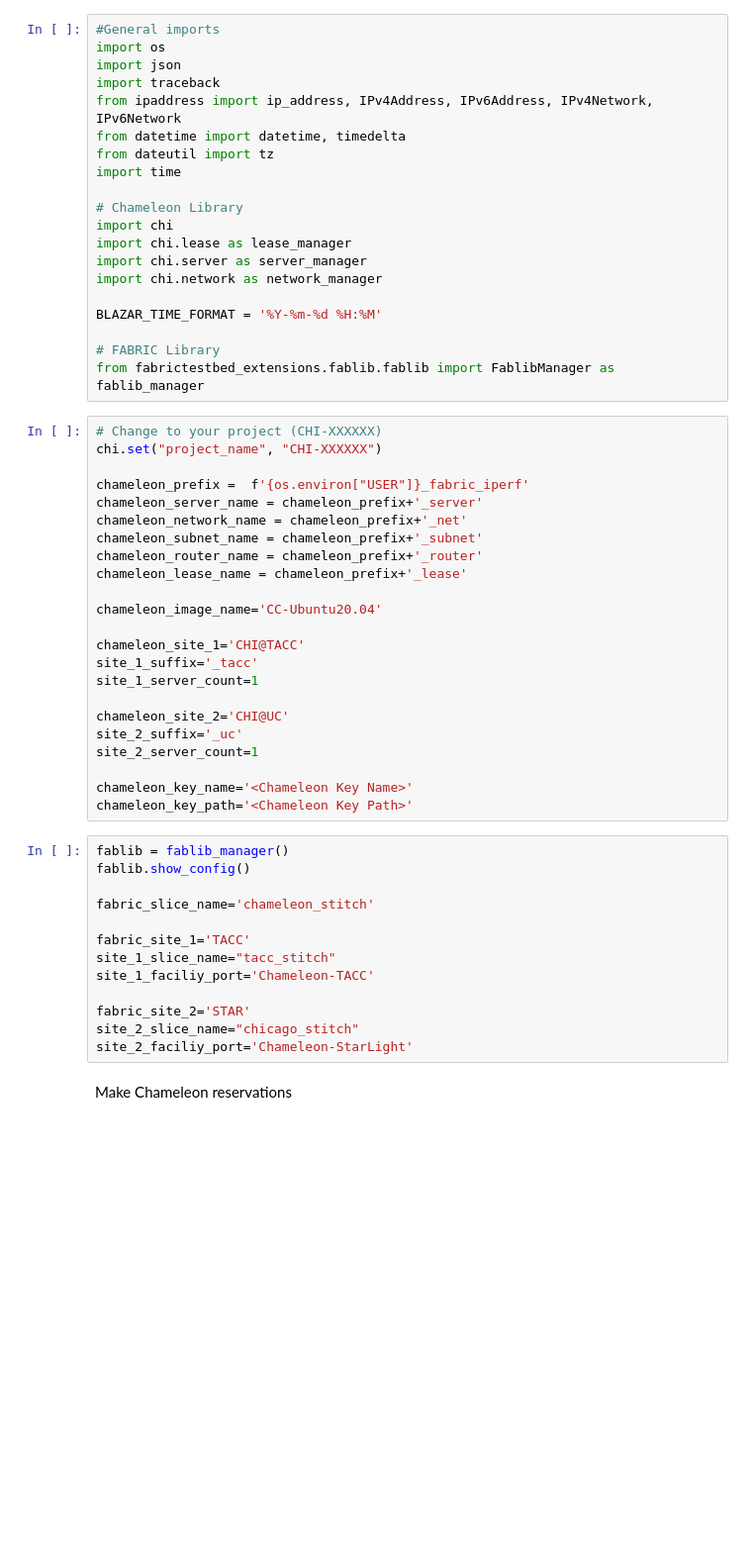
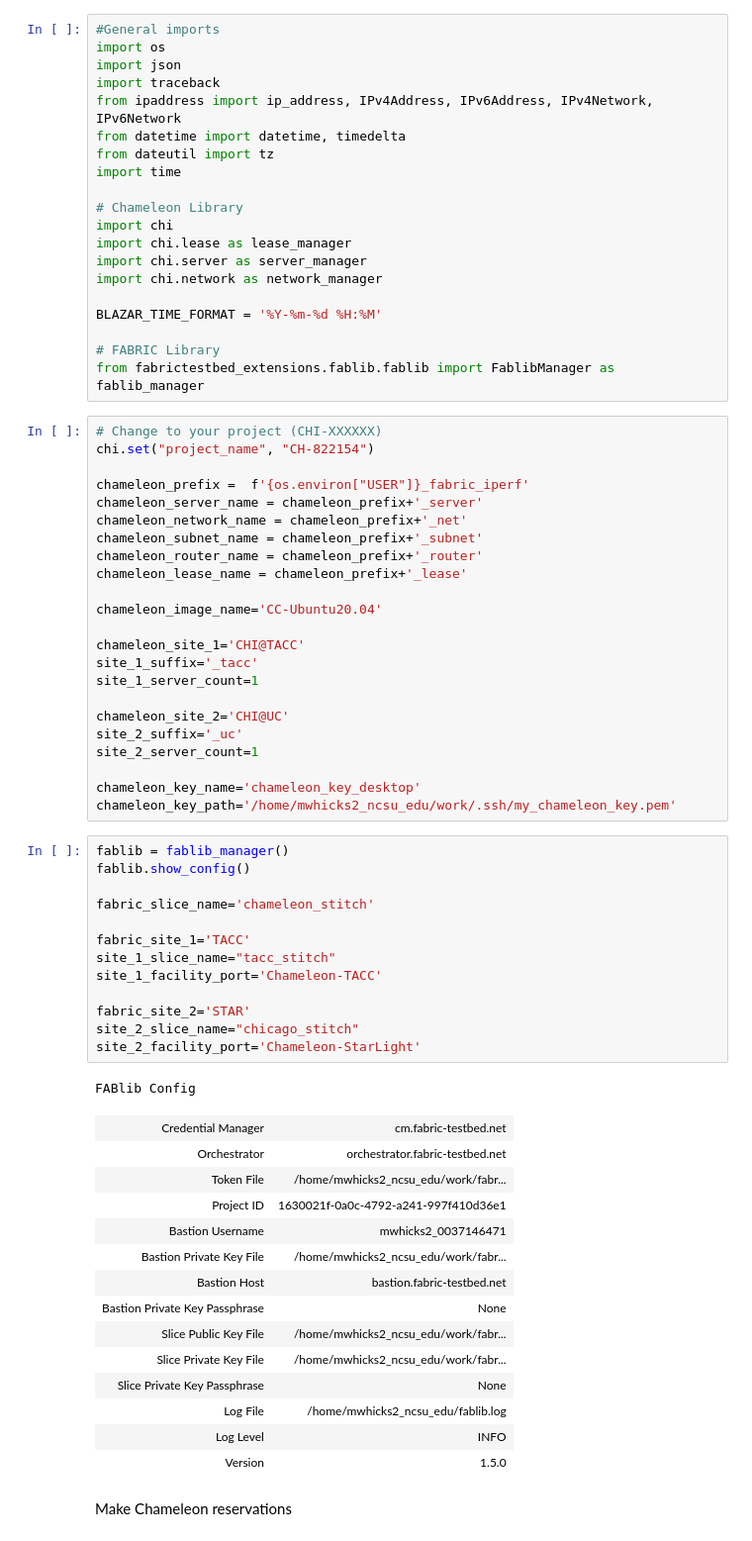
Before and after one commit to mwhicks-dev/facility_ports_iperf, a Jupyter notebook: main.ipynb, the cells around one changed output. Shown at 99% size. Drawn from its saved outputs; the diff is of its cells as text; blank space fills up the shorter version.

```diff
--- a/main.ipynb
+++ b/main.ipynb
@@ -22,7 +22,7 @@ BLAZAR_TIME_FORMAT = '%Y-%m-%d %H:%M'
 from fabrictestbed_extensions.fablib.fablib import FablibManager as fablib_manager
 # %%
 # Change to your project (CHI-XXXXXX)
-chi.set("project_name", "CHI-XXXXXX")
+chi.set("project_name", "CH-822154")
 
 chameleon_prefix =  f'{os.environ["USER"]}_fabric_iperf'
 chameleon_server_name = chameleon_prefix+'_server'
@@ -41,21 +41,37 @@ chameleon_site_2='CHI@UC'
 site_2_suffix='_uc'
 site_2_server_count=1
 
-chameleon_key_name='<Chameleon Key Name>'
-chameleon_key_path='<Chameleon Key Path>'
+chameleon_key_name='chameleon_key_desktop'
+chameleon_key_path='/home/mwhicks2_ncsu_edu/work/.ssh/my_chameleon_key.pem'
 # %%
 fablib = fablib_manager()
 fablib.show_config()
 
 fabric_slice_name='chameleon_stitch'
 
 fabric_site_1='TACC'
 site_1_slice_name="tacc_stitch"
-site_1_faciliy_port='Chameleon-TACC'
+site_1_facility_port='Chameleon-TACC'
 
 fabric_site_2='STAR'
 site_2_slice_name="chicago_stitch"
-site_2_faciliy_port='Chameleon-StarLight'
+site_2_facility_port='Chameleon-StarLight'
+# %% [output]
+FABlib Config
+| Credential Manager | cm.fabric-testbed.net |
+| Orchestrator | orchestrator.fabric-testbed.net |
+| Token File | /home/mwhicks2_ncsu_edu/work/fabr... |
+| Project ID | 1630021f-0a0c-4792-a241-997f410d36e1 |
+| Bastion Username | mwhicks2_0037146471 |
+| Bastion Private Key File | /home/mwhicks2_ncsu_edu/work/fabr... |
+| Bastion Host | bastion.fabric-testbed.net |
+| Bastion Private Key Passphrase | None |
+| Slice Public Key File | /home/mwhicks2_ncsu_edu/work/fabr... |
+| Slice Private Key File | /home/mwhicks2_ncsu_edu/work/fabr... |
+| Slice Private Key Passphrase | None |
+| Log File | /home/mwhicks2_ncsu_edu/fablib.log |
+| Log Level | INFO |
+| Version | 1.5.0 |
 # %% [markdown]
 Make Chameleon reservations
 # %%
```
Also changed, not shown: parts of 25 cells of this notebook.
